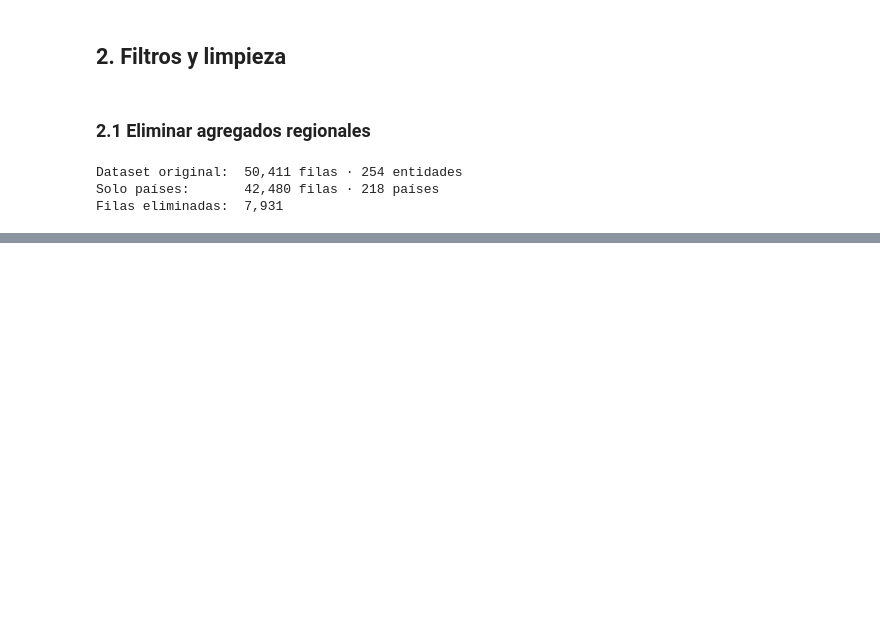
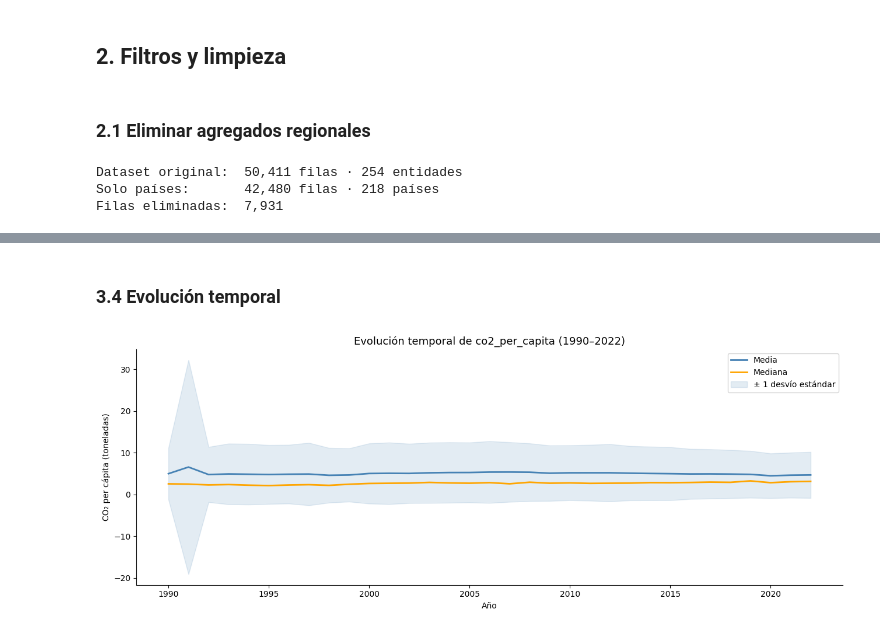
Before and after one commit to RamonEppens/Analisis_Predictivo_Co2, a Jupyter notebook: notebooks/Examen1-AnálisisPredictivo.ipynb, the cells around one changed output, grey strips where cells are left out. Saved outputs shown, nothing was run; the diff lists cells and outputs as text; code cells hidden in the pictures; blank space fills up the shorter version.

```diff
--- a/notebooks/Examen1-AnálisisPredictivo.ipynb
+++ b/notebooks/Examen1-AnálisisPredictivo.ipynb
@@ -240,7 +241,7 @@ Filas eliminadas:  7,931
 # Post-2022: datos incompletos (lag de publicación)
 df_clean = df_countries[
     (df_countries['year'] >= 1990) &
-    (df_countries['year'] <= 2024)
+    (df_countries['year'] <= 2022)
 ].copy()
 
 print(f"Con filtro temporal: {df_clean.shape[0]:,} filas")
@@ -254,0 +260,12 @@ Países:              218
+# %%
+# === ELIMINAR COLUMNAS CON MÁS DEL 50% DE NULOS ===
+thresh = 0.50
+nulos_pct = df_clean.isnull().mean()
+cols_muchos_nulos = nulos_pct[nulos_pct > thresh].index.tolist()
+
+print(f"Columnas eliminadas por más del 50% de nulos ({len(cols_muchos_nulos)}):")
+for col in cols_muchos_nulos:
+    print(f"  {col:<45} {nulos_pct[col]*100:.1f}%")
+
+df_clean = df_clean.drop(columns=cols_muchos_nulos)
+print(f"\nColumnas restantes: {df_clean.shape[1]}")
@@ -254,0 +534,21 @@ Países:              218
+# %% [markdown]
+### 3.4 Evolución temporal
+# %%
+# === EVOLUCIÓN TEMPORAL DE co2_per_capita ===
+evolucion = df_clean.groupby('year')['co2_per_capita'].agg(['mean', 'median', 'std']).reset_index()
+
+fig, ax = plt.subplots(figsize=(13, 5))
+ax.plot(evolucion['year'], evolucion['mean'],   color='steelblue', label='Media',   linewidth=2)
+ax.plot(evolucion['year'], evolucion['median'], color='orange',    label='Mediana', linewidth=2)
+ax.fill_between(evolucion['year'],
+                evolucion['mean'] - evolucion['std'],
+                evolucion['mean'] + evolucion['std'],
+                alpha=0.15, color='steelblue', label='± 1 desvío estándar')
+ax.set_xlabel('Año')
+ax.set_ylabel('CO₂ per cápita (toneladas)')
+ax.set_title('Evolución temporal de co2_per_capita (1990–2022)', fontsize=13)
+ax.legend()
+plt.tight_layout()
+plt.show()
+# %% [output]
+[figure, added]
```
Also changed, not shown: parts of 36 cells of this notebook.
